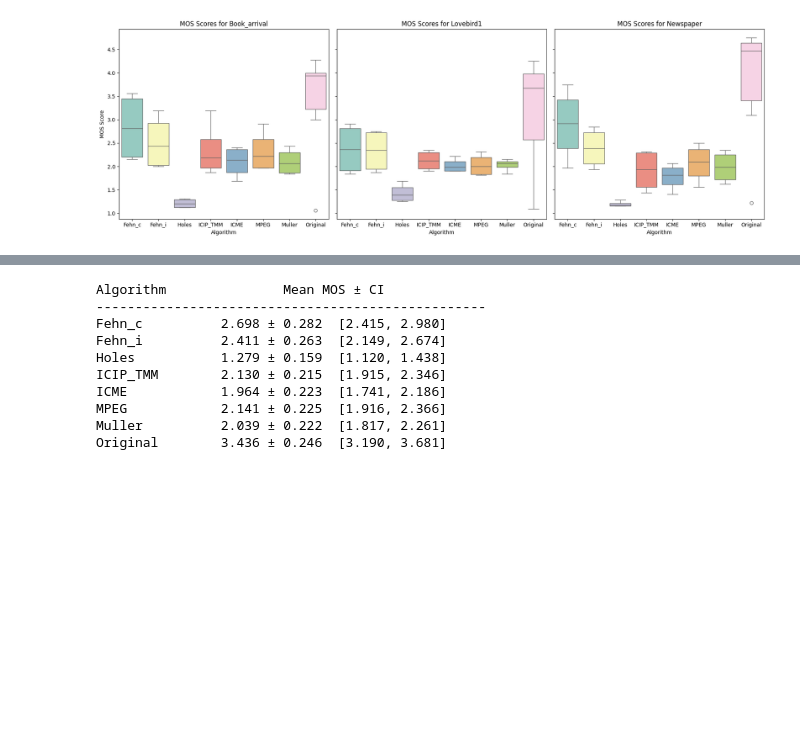
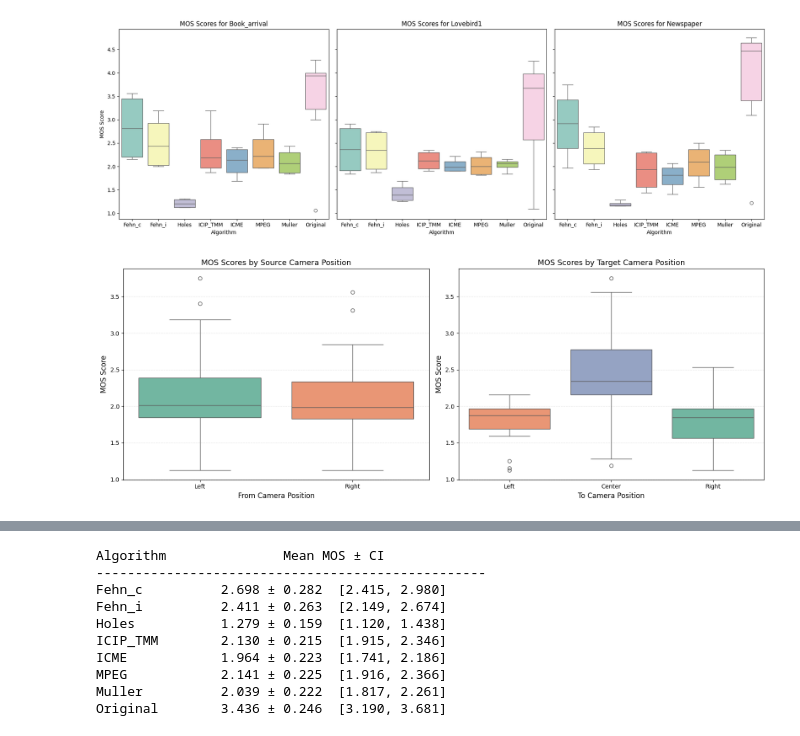
Before and after one commit to marrryzebwjq/Quality-of-Experience, a Jupyter notebook: project copy.ipynb, the cells around one changed output, grey strips where cells are left out. Drawn from its saved outputs; the diff is of its cells as text; code cells hidden in the pictures; blank space fills up the shorter version.

Commit message:
- add columns: cams info for originals - plots: influence of view on MOS

```diff
--- a/project copy.ipynb
+++ b/project copy.ipynb
@@ -257,3 +273,27 @@ plt.tight_layout()
 plt.show()
 # %% [output]
 [figure]
+# %%
+fig, axes = plt.subplots(1, 2, figsize=(16, 6))
+
+# Filter data: only non-Original videos have camera positions
+df_cam = df_videos[df_videos['Algo'] != 'Original'].copy()
+
+# Plot 1: MOS by from_cam_position
+sns.boxplot(x="from_cam_position", y="MOS", data=df_cam, hue="from_cam_position", palette="Set2", ax=axes[0], order=["Left", "Right"], legend=False)
+axes[0].set_xlabel('From Camera Position', fontsize=12)
+axes[0].set_ylabel('MOS Score', fontsize=12)
+axes[0].set_title('MOS Scores by Source Camera Position', fontsize=13)
+axes[0].grid(alpha=0.3, linestyle='--', axis='y')
+
+# Plot 2: MOS by to_cam_position
+sns.boxplot(x="to_cam_position", y="MOS", data=df_cam, hue="to_cam_position", palette="Set2", ax=axes[1], order=["Left", "Center", "Right"], legend=False)
+axes[1].set_xlabel('To Camera Position', fontsize=12)
+axes[1].set_ylabel('MOS Score', fontsize=12)
+axes[1].set_title('MOS Scores by Target Camera Position', fontsize=13)
+axes[1].grid(alpha=0.3, linestyle='--', axis='y')
+
+plt.tight_layout()
+plt.show()
+# %% [output]
+[figure, added]
```
Also changed, not shown: parts of 2 cells of this notebook.
